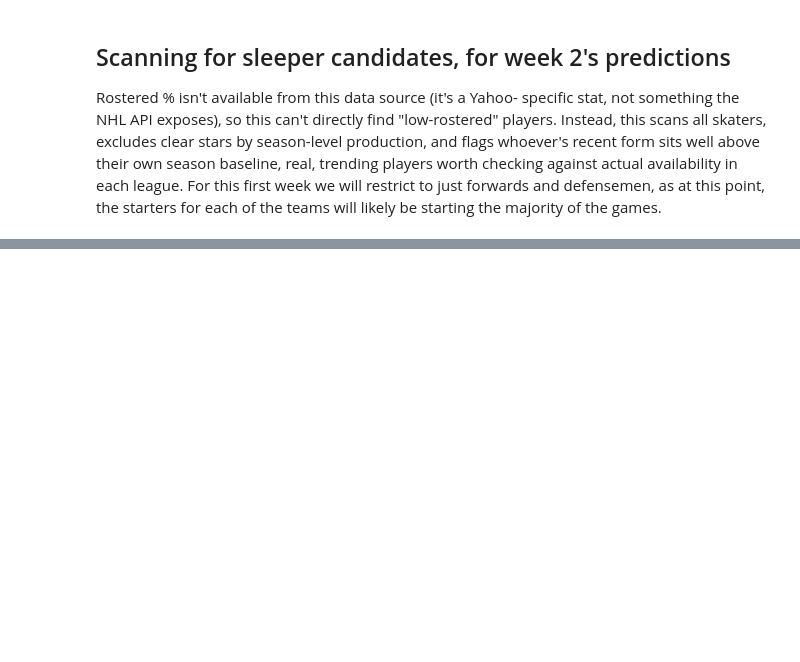
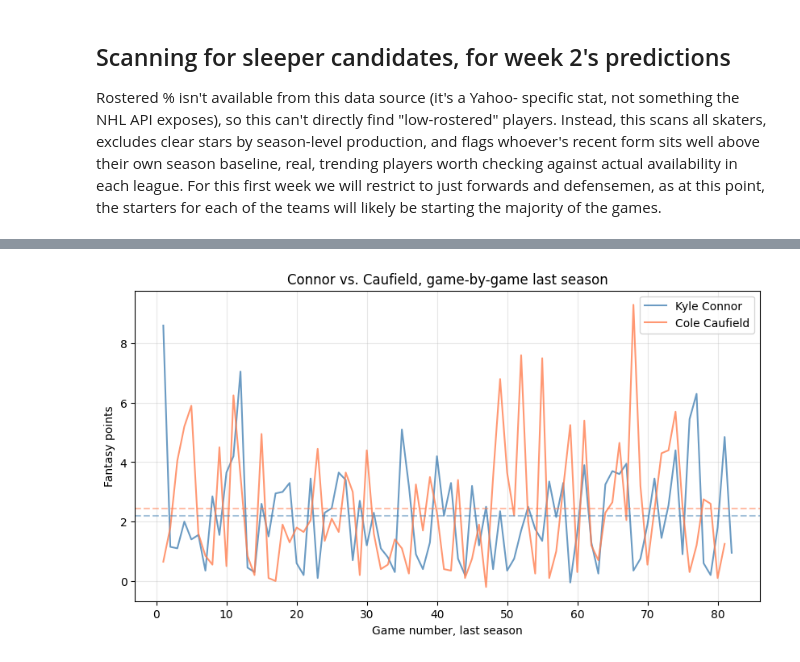
Before and after one commit to avieno33/fantasy-hockey-weekly-predictions, a Jupyter notebook: notebooks/week01_matchup_calls.ipynb, the cells around one changed output, grey strips where cells are left out. Cells and saved outputs as stored; diff of their text form; code cells hidden in the pictures; blank space fills up the shorter version.

```diff
--- a/notebooks/week01_matchup_calls.ipynb
+++ b/notebooks/week01_matchup_calls.ipynb
@@ -621,0 +776,17 @@ def scan_for_trending_players(scoring_config, field_map, max_season_mu=2.0, min_
+# %%
+connor_log["fantasy_points"] = apply_scoring(connor_log, league_scoring["league_1"]["skater"], SKATER_FIELD_MAP)
+caufield_log["fantasy_points"] = apply_scoring(caufield_log, league_scoring["league_1"]["skater"], SKATER_FIELD_MAP)
+
+plt.figure(figsize=(10, 5))
+plt.plot(range(1, len(connor_log)+1), connor_log["fantasy_points"], label="Kyle Connor", color="steelblue", alpha=0.8)
+plt.plot(range(1, len(caufield_log)+1), caufield_log["fantasy_points"], label="Cole Caufield", color="coral", alpha=0.8)
+plt.axhline(connor_log["fantasy_points"].mean(), color="steelblue", linestyle="--", alpha=0.5)
+plt.axhline(caufield_log["fantasy_points"].mean(), color="coral", linestyle="--", alpha=0.5)
+plt.xlabel("Game number, last season")
+plt.ylabel("Fantasy points")
+plt.title("Connor vs. Caufield, game-by-game last season")
+plt.legend()
+plt.grid(alpha=0.3)
+plt.show()
+# %% [output]
+[figure, added]
```
Also changed, not shown: parts of 16 cells of this notebook.
